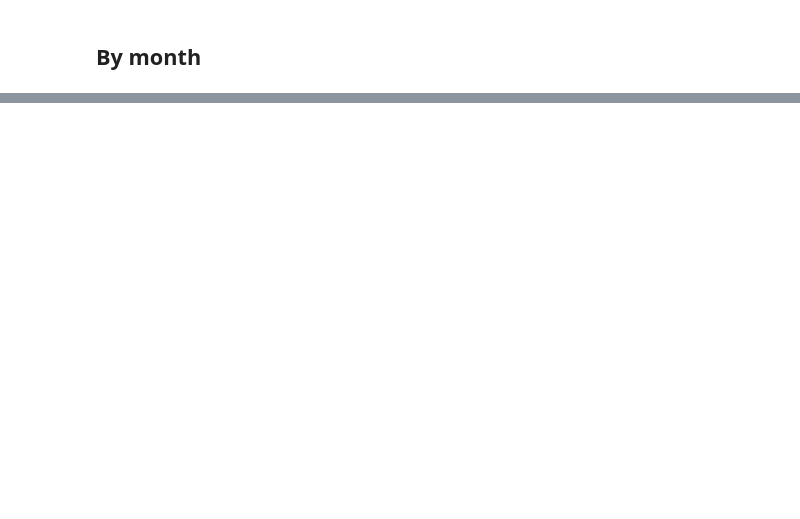
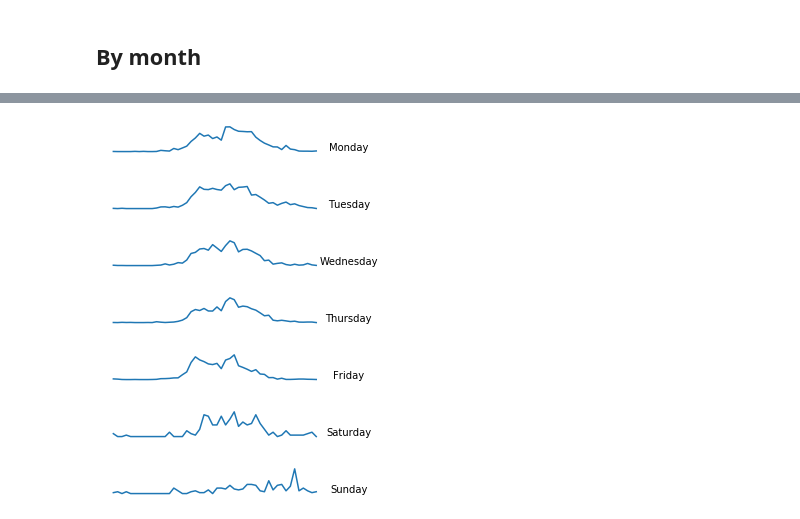
Before and after one commit to yatradhruv/pandas-viz-demo, a Jupyter notebook: Visualization_Demo.ipynb, the cells around one changed output, grey strips where cells are left out. Drawn from its saved outputs; the diff is of its cells as text; code cells hidden in the pictures; blank space fills up the shorter version.

```diff
--- a/Visualization_Demo.ipynb
+++ b/Visualization_Demo.ipynb
@@ -114,2 +202,5 @@ hourly_with_confidence_bars()
+# %%
+df_pivot['Day'] = df_pivot['Date'].dt.dayofweek
+df_dayofweek_mean = df_pivot.groupby(['Day', 'Time']).mean()
 # %% [markdown]
 ## By month
@@ -181,0 +330,44 @@ def month_sparkline(df, max_month='November'):
+# %%
+
+def sparkline(df, col='In', by='Day'):
+
+
+    fig, ax = plt.subplots(1,1,figsize=(4,.5))
+
+    df.plot(y=col, ax=ax, legend=None)
+
+    ylabel = ''
+    if by == 'Day':
+        ylabel = get_day_of_week(df.reset_index()['Day'][0])
+    if by == 'Month':
+        ylabel = get_month(df['Month'][0])
+
+
+
+    # remove all the axes
+    for k,v in ax.spines.items():
+        v.set_visible(False)
+
+    ax.set_xticks([])
+    ax.set_yticks([])
+    #plt.axis('off')
+    plt.xlabel('', rotation='horizontal', labelpad=0, size=10)
+
+    plt.ylabel(ylabel, rotation='horizontal', labelpad=0, size=10)
+    ax.yaxis.set_label_coords(1.1, 0)
+    # remove legend
+
+
+def sparklines(df, col='In', by='Day'):
+
+    df.groupby(by).apply(lambda x: sparkline(x, col, by))
+
+sparklines(df_dayofweek_mean)
+# %% [output]
+[figure, added]
+[figure, added]
+[figure, added]
+[figure, added]
+[figure, added]
+[figure, added]
+[figure, added]
```
Also changed, not shown: parts of 25 cells of this notebook.
